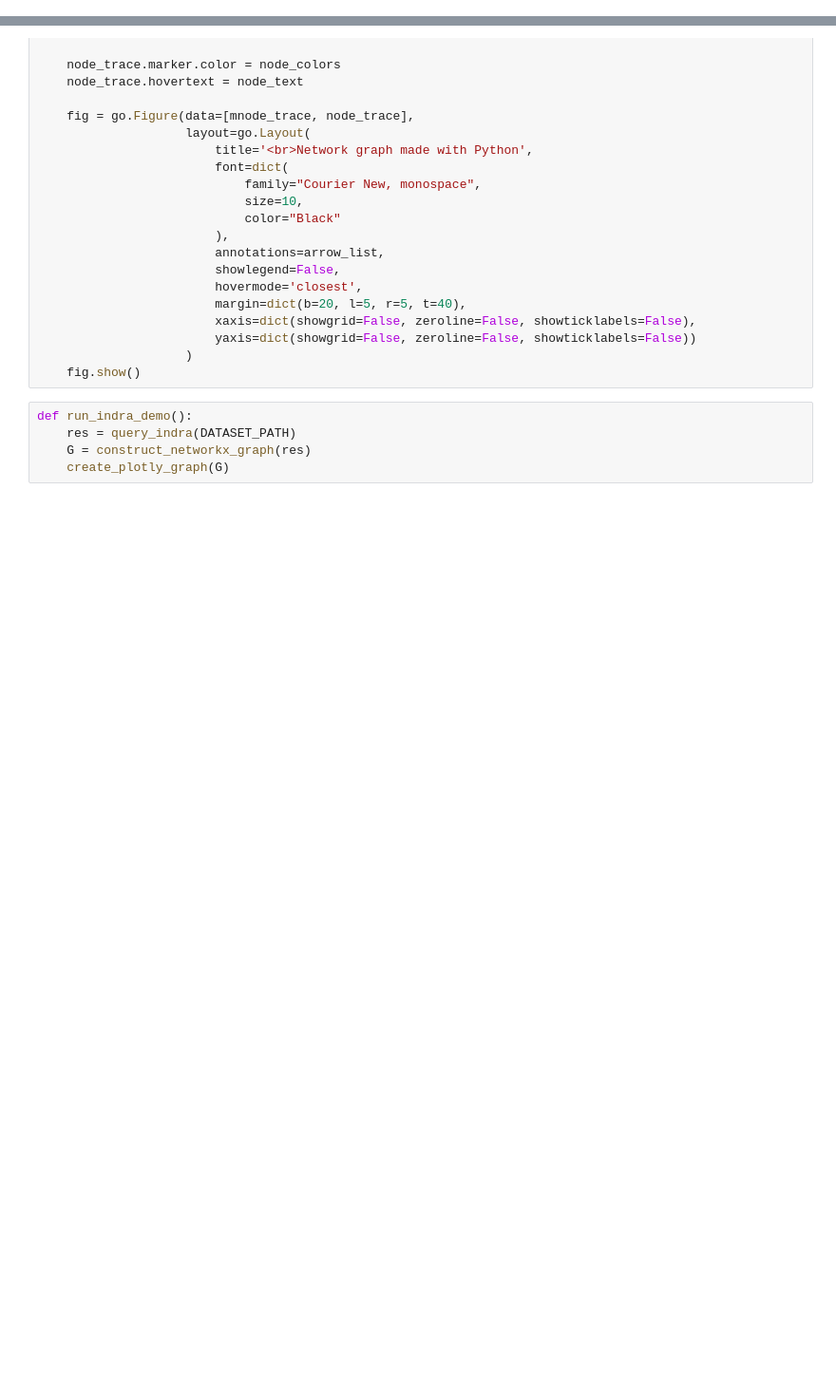
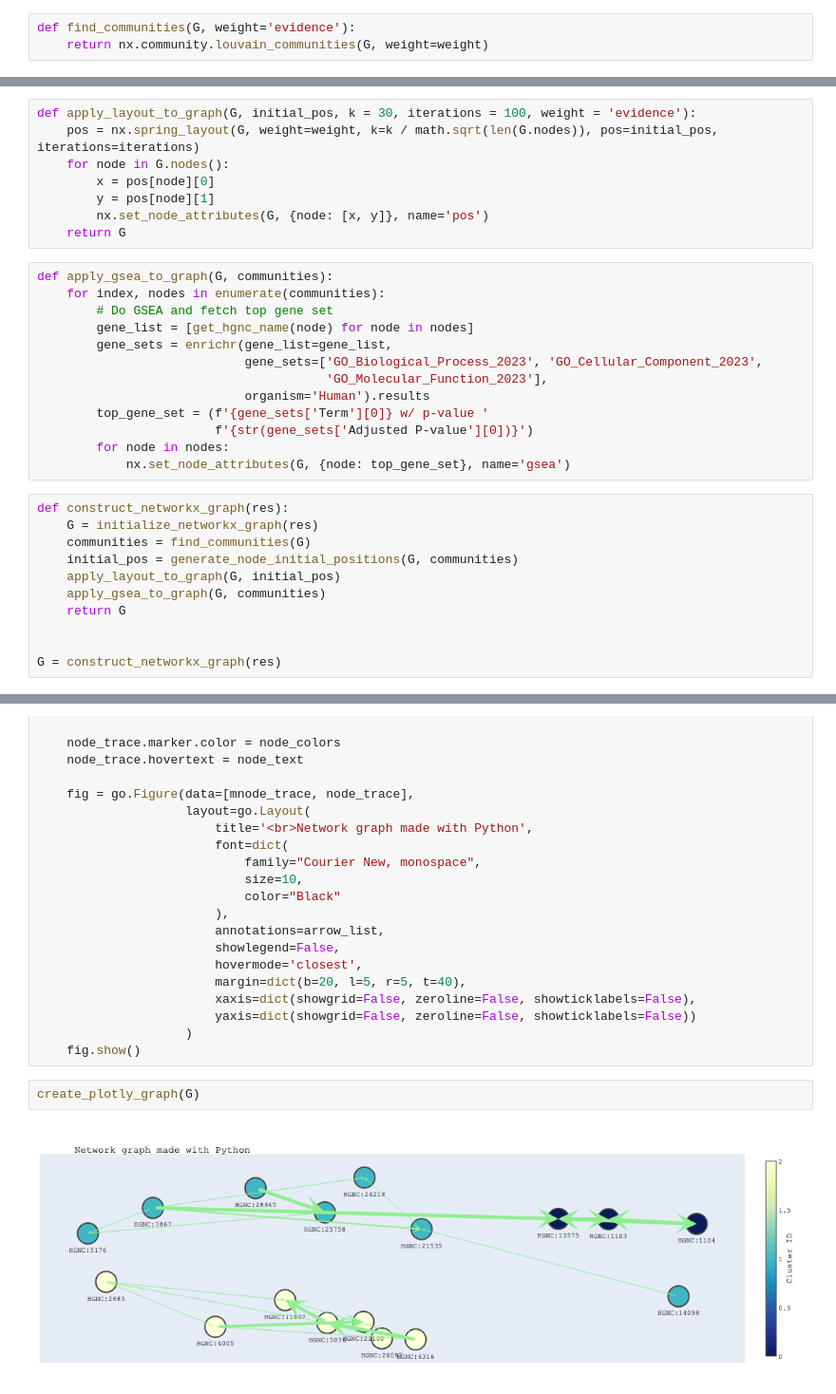
Before and after one commit to gyorilab/indra_may_institute, a Jupyter notebook: main.ipynb, the cells around one changed output, grey strips where cells are left out. Shown at 95% size. Cells and saved outputs as stored; diff of their text form; blank space fills up the shorter version.

```diff
--- a/main.ipynb
+++ b/main.ipynb
@@ -127 +106,4 @@ def construct_networkx_graph(res, k=30, iterations=100, initialize=0):
     return G
+# %%
+def find_communities(G, weight='evidence'):
+    return nx.community.louvain_communities(G, weight=weight)
@@ -127,0 +128,32 @@ def construct_networkx_graph(res, k=30, iterations=100, initialize=0):
+# %%
+def apply_layout_to_graph(G, initial_pos, k = 30, iterations = 100, weight = 'evidence'):
+    pos = nx.spring_layout(G, weight=weight, k=k / math.sqrt(len(G.nodes)), pos=initial_pos, iterations=iterations)
+    for node in G.nodes():
+        x = pos[node][0]
+        y = pos[node][1]
+        nx.set_node_attributes(G, {node: [x, y]}, name='pos')
+    return G
+# %%
+def apply_gsea_to_graph(G, communities):
+    for index, nodes in enumerate(communities):
+        # Do GSEA and fetch top gene set
+        gene_list = [get_hgnc_name(node) for node in nodes]
+        gene_sets = enrichr(gene_list=gene_list,
+                            gene_sets=['GO_Biological_Process_2023', 'GO_Cellular_Component_2023',
+                                       'GO_Molecular_Function_2023'],
+                            organism='Human').results
+        top_gene_set = (f'{gene_sets['Term'][0]} w/ p-value '
+                        f'{str(gene_sets['Adjusted P-value'][0])}')
+        for node in nodes:
+            nx.set_node_attributes(G, {node: top_gene_set}, name='gsea')
+# %%
+def construct_networkx_graph(res):
+    G = initialize_networkx_graph(res)
+    communities = find_communities(G)
+    initial_pos = generate_node_initial_positions(G, communities)
+    apply_layout_to_graph(G, initial_pos)
+    apply_gsea_to_graph(G, communities)
+    return G
+
+
+G = construct_networkx_graph(res)
@@ -218,7 +258,6 @@ def create_plotly_graph(G):
                     )
     fig.show()
 # %%
-def run_indra_demo():
-    res = query_indra(DATASET_PATH)
-    G = construct_networkx_graph(res)
-    create_plotly_graph(G)
+create_plotly_graph(G)
+# %% [output]
+[figure, added]
```
Also changed, not shown: parts of 11 cells of this notebook.
